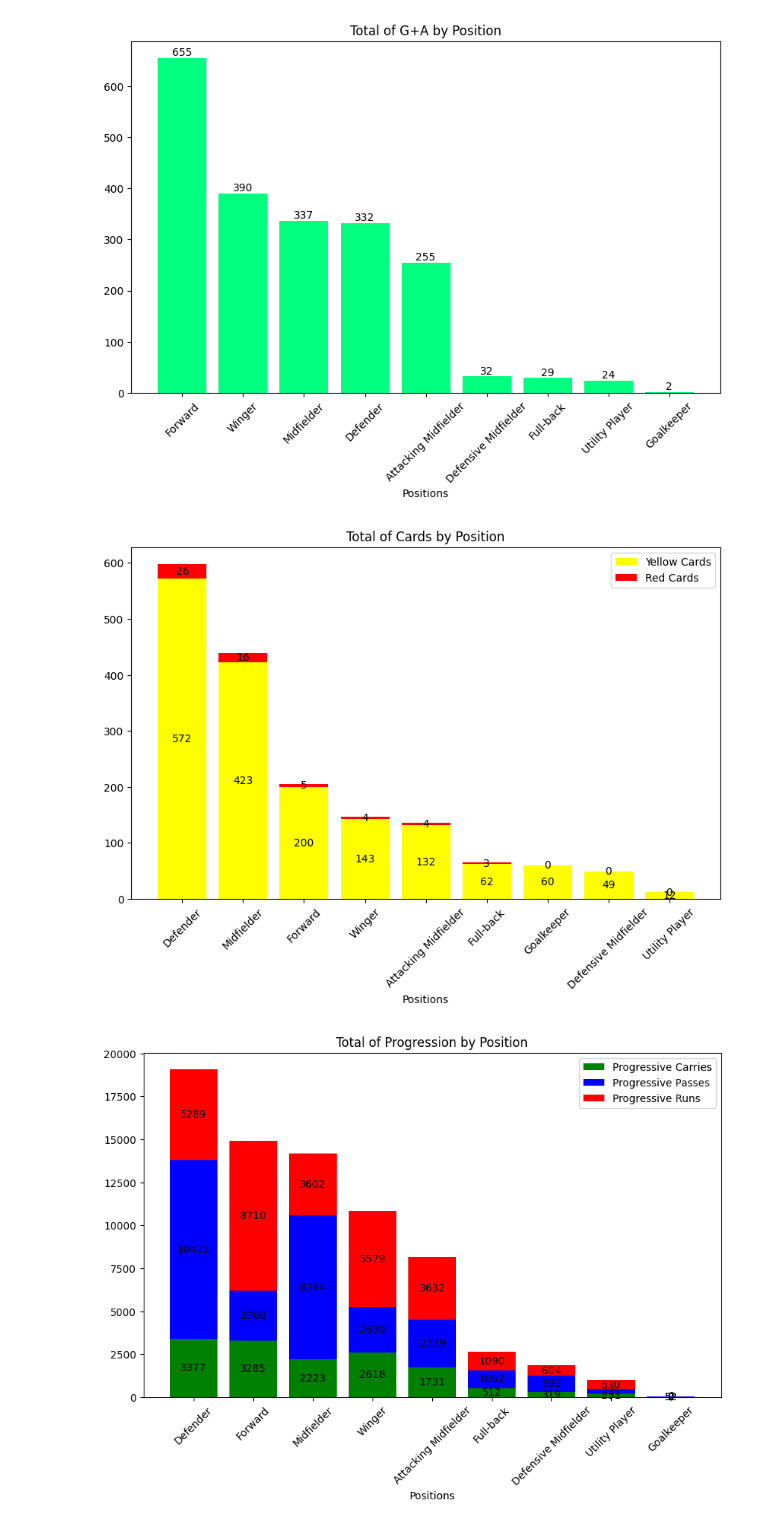
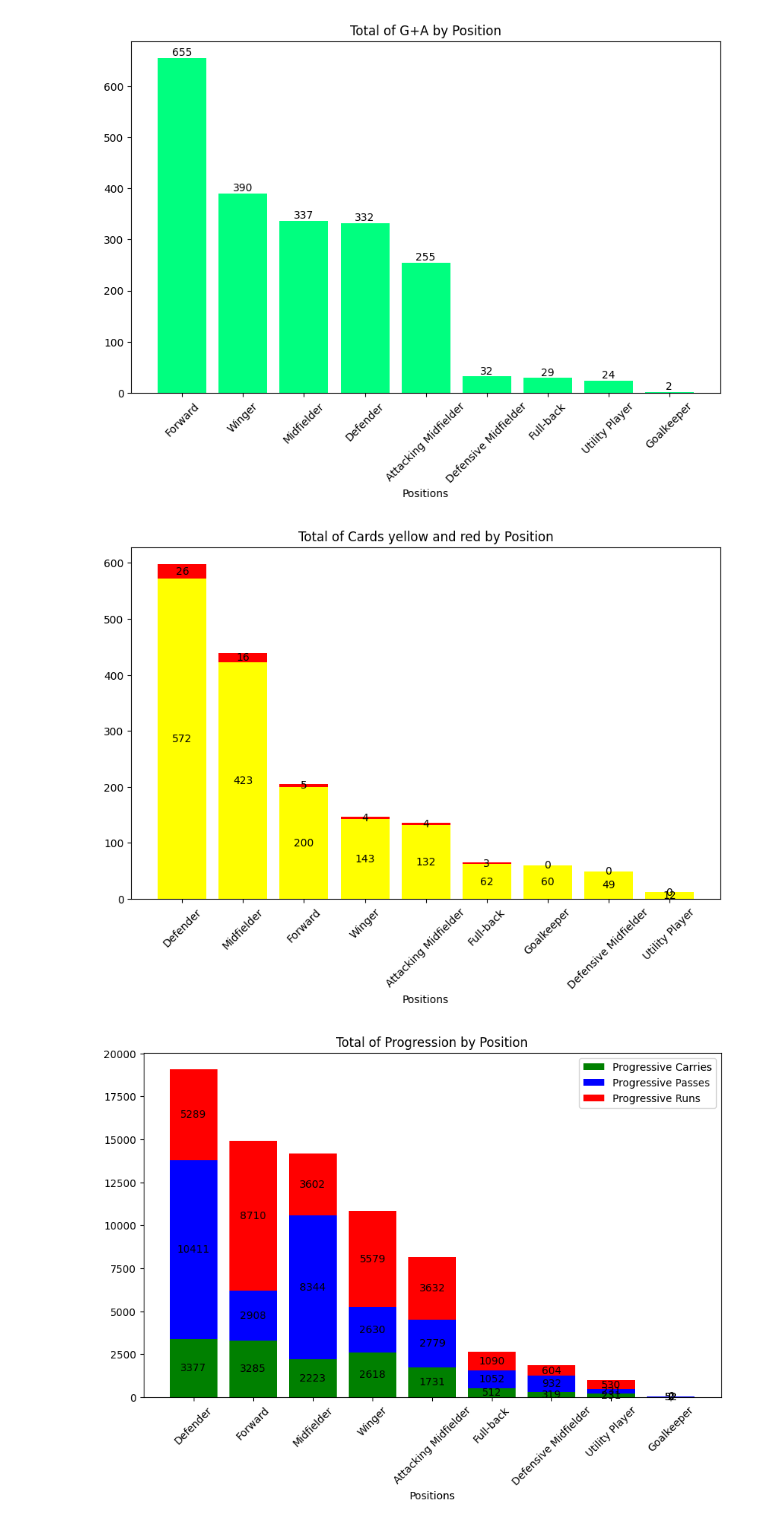
Before and after one commit to gioferracini/2023-24-Premier-League-Analysis, a Jupyter notebook: 2023_24_Premier_League_Analysis.ipynb, the cells around one changed output. Saved outputs shown, nothing was run; the diff lists cells and outputs as text; code cells hidden in the pictures.

```diff
--- a/2023_24_Premier_League_Analysis.ipynb
+++ b/2023_24_Premier_League_Analysis.ipynb
@@ -667,18 +734,17 @@ plt.show()
 # %%
 pl_pos.sort_values('CrdY', ascending = False, inplace = True)
 
 figure, ax = plt.subplots(figsize = (10, 6))
-y = ax.bar(pl_pos['Position'], pl_pos['CrdY'], color = 'yellow', label = 'Yellow Cards')
-r = ax.bar(pl_pos['Position'], pl_pos['CrdR'], bottom = pl_pos['CrdY'], color = 'r', label = 'Red Cards')
-ax.set_title('Total of Cards by Position')
+y = ax.bar(pl_pos['Position'], pl_pos['CrdY'], color = 'yellow')
+r = ax.bar(pl_pos['Position'], pl_pos['CrdR'], bottom = pl_pos['CrdY'], color = 'r')
+ax.set_title('Total of Cards yellow and red by Position')
 ax.bar_label(y, label_type='center')
 ax.bar_label(r, label_type='center')
 plt.xlabel('Positions')
 plt.xticks(rotation = 45)
-ax.legend()
 plt.show()
 # %% [output]
-[figure, old version]
+[figure, new version]
 # %%
 pl_pos.sort_values('PrgTotal', ascending = False, inplace = True)
 
```
Also changed, not shown: parts of 15 cells of this notebook.
